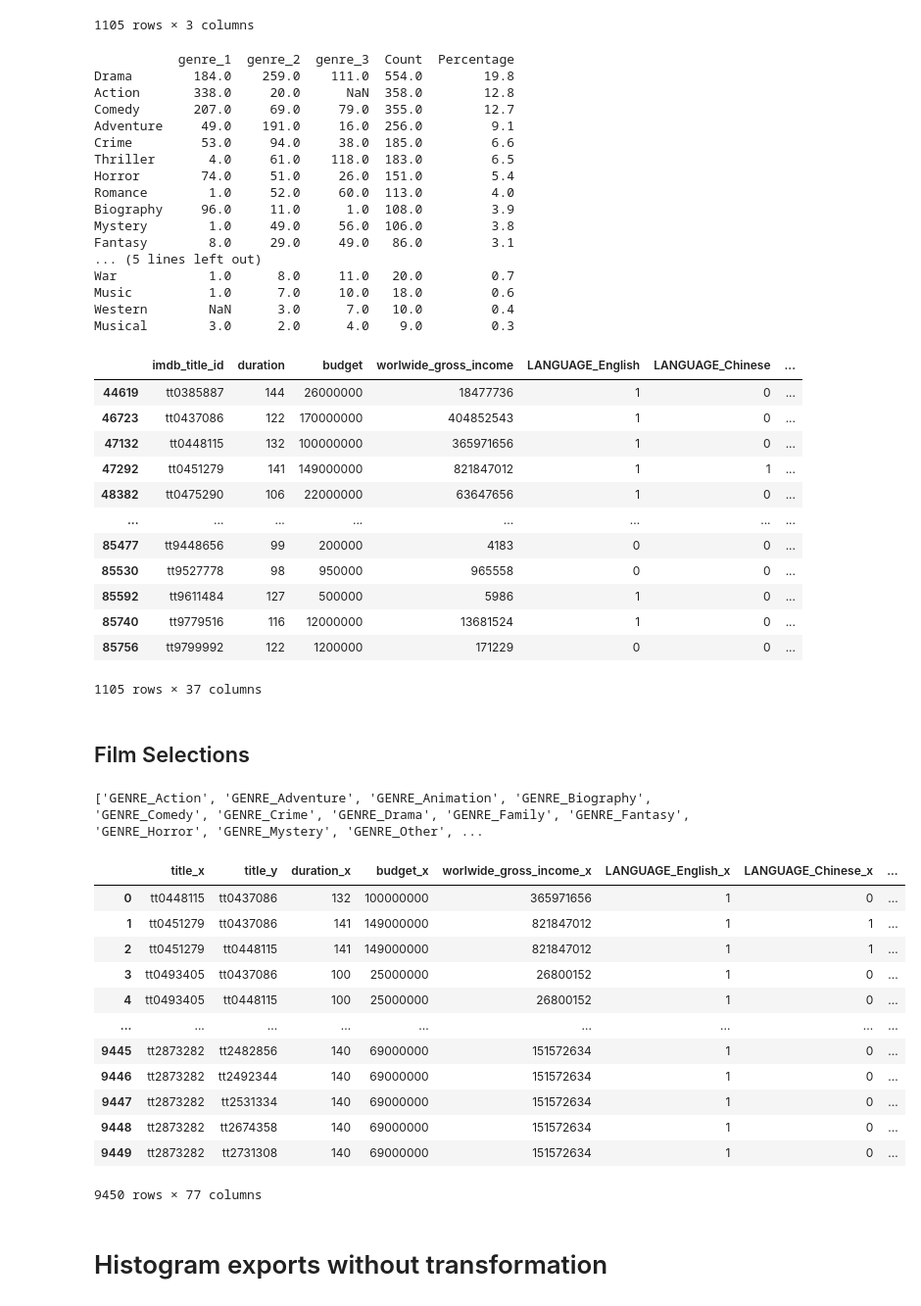
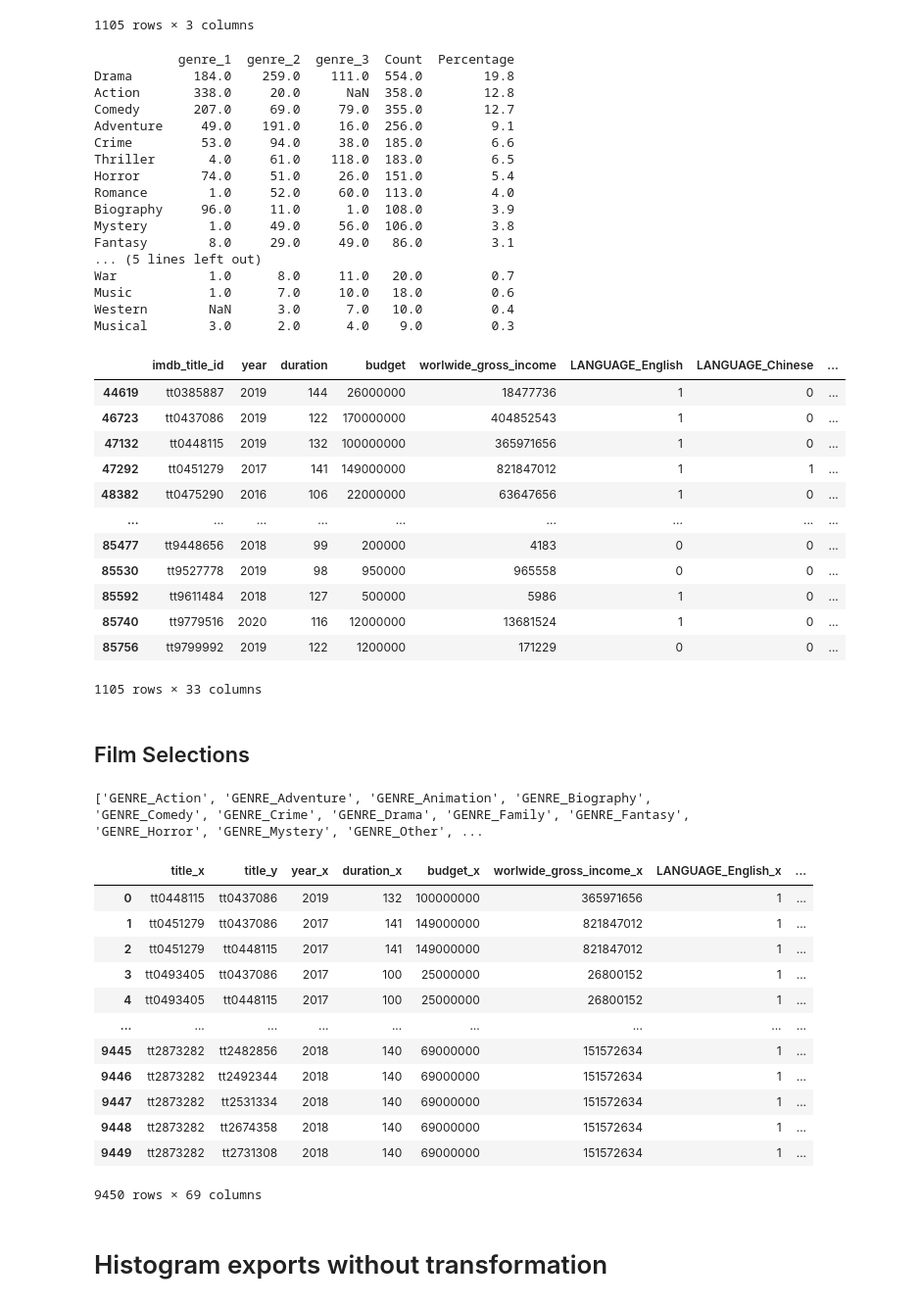
Before and after one commit to valism/Group_G_film_profit_predictor, a Jupyter notebook: data_prep_v2.ipynb, the cells around one changed output. Shown at 98% size. Cells and saved outputs as stored; diff of their text form; code cells hidden in the pictures.

Commit message:
year one-hot encoding changed back to numerical

```diff
--- a/data_prep_v2.ipynb
+++ b/data_prep_v2.ipynb
@@ -159,8 +174,8 @@ imdb_df.drop(columns=['SEASON_RELEASED'], inplace=True)
 # %%
 # year released one-hot encoding
-year = imdb_df['year'].astype(str).replace(' ','')
-year = year.str.get_dummies()
-year = year.add_prefix('YEAR_')
-imdb_df = imdb_df.merge(year, left_index=True, right_index=True)
-imdb_df.drop(columns=['year'], inplace=True)
-imdb_df
+#year = imdb_df['year'].astype(str).replace(' ','')
+#year = year.str.get_dummies()
+#year = year.add_prefix('YEAR_')
+#imdb_df = imdb_df.merge(year, left_index=True, right_index=True)
+#imdb_df.drop(columns=['year'], inplace=True)
+#imdb_df
@@ -240,24 +241,24 @@ War            1.0      8.0     11.0   20.0         0.7
 Music          1.0      7.0     10.0   18.0         0.6
 Western        NaN      3.0      7.0   10.0         0.4
 Musical        3.0      2.0      4.0    9.0         0.3
-|  | imdb_title_id | duration | budget | worlwide_gross_income | LANGUAGE_English | LANGUAGE_Chinese | ... |
-| 44619 | tt0385887 | 144 | 26000000 | 18477736 | 1 | 0 | ... |
-| 46723 | tt0437086 | 122 | 170000000 | 404852543 | 1 | 0 | ... |
-| 47132 | tt0448115 | 132 | 100000000 | 365971656 | 1 | 0 | ... |
-| 47292 | tt0451279 | 141 | 149000000 | 821847012 | 1 | 1 | ... |
-| 48382 | tt0475290 | 106 | 22000000 | 63647656 | 1 | 0 | ... |
-| ... | ... | ... | ... | ... | ... | ... | ... |
-| 85477 | tt9448656 | 99 | 200000 | 4183 | 0 | 0 | ... |
-| 85530 | tt9527778 | 98 | 950000 | 965558 | 0 | 0 | ... |
-| 85592 | tt9611484 | 127 | 500000 | 5986 | 1 | 0 | ... |
-| 85740 | tt9779516 | 116 | 12000000 | 13681524 | 1 | 0 | ... |
-| 85756 | tt9799992 | 122 | 1200000 | 171229 | 0 | 0 | ... |
+|  | imdb_title_id | year | duration | budget | worlwide_gross_income | LANGUAGE_English | LANGUAGE_Chinese | ... |
+| 44619 | tt0385887 | 2019 | 144 | 26000000 | 18477736 | 1 | 0 | ... |
+| 46723 | tt0437086 | 2019 | 122 | 170000000 | 404852543 | 1 | 0 | ... |
+| 47132 | tt0448115 | 2019 | 132 | 100000000 | 365971656 | 1 | 0 | ... |
+| 47292 | tt0451279 | 2017 | 141 | 149000000 | 821847012 | 1 | 1 | ... |
+| 48382 | tt0475290 | 2016 | 106 | 22000000 | 63647656 | 1 | 0 | ... |
+| ... | ... | ... | ... | ... | ... | ... | ... | ... |
+| 85477 | tt9448656 | 2018 | 99 | 200000 | 4183 | 0 | 0 | ... |
+| 85530 | tt9527778 | 2019 | 98 | 950000 | 965558 | 0 | 0 | ... |
+| 85592 | tt9611484 | 2018 | 127 | 500000 | 5986 | 1 | 0 | ... |
+| 85740 | tt9779516 | 2020 | 116 | 12000000 | 13681524 | 1 | 0 | ... |
+| 85756 | tt9799992 | 2019 | 122 | 1200000 | 171229 | 0 | 0 | ... |
-1105 rows × 37 columns
+1105 rows × 33 columns
 # %% [markdown]
 ## Film Selections
 # %%
 # get a list of GENRE_ column names to be used to iterate through for selection process. Must remove first n=18 columns as not GENRE related
-n = 22
+n = 18
 cols = imdb_df.columns.tolist()
 del cols[:n]
 print(cols)
@@ -282,46 +283,46 @@ for col in cols:
     # append to genres_films_lst
     genres_films_lst.append(genre_films)
 
 # concatenate list together to form one big dataframe
 genres_films = pd.concat(genres_films_lst, ignore_index=True)
 
 # merge in film_x variables
 genres_films = genres_films.merge(imdb_df, how='left', left_on='title_x', right_on='imdb_title_id')
 # merge in film_y variables
 genres_films = genres_films.merge(imdb_df, how='left', left_on='title_y', right_on='imdb_title_id')
 genres_films.drop(columns=['imdb_title_id_x','imdb_title_id_y'], axis=1, inplace=True)
 
 # create profit columns
 genres_films["profit_x"] = genres_films["worlwide_gross_income_x"] - genres_films["budget_x"]
 genres_films["profit_y"] = genres_films["worlwide_gross_income_y"] - genres_films["budget_y"]
 
 # classifying if film_x has made more profit than film_y. 1=yes, 0=no
 conditions = [
     (genres_films['profit_x'] > genres_films['profit_y']),
     (genres_films['profit_x'] < genres_films['profit_y']),
     (genres_films['profit_x'] == genres_films['profit_y'])
     ]
 
 values = ['1','0','0']
 
 genres_films['profit_xy'] = np.select(conditions, values)
 
 genres_films
 # %% [output]
 ['GENRE_Action', 'GENRE_Adventure', 'GENRE_Animation', 'GENRE_Biography', 'GENRE_Comedy', 'GENRE_Crime', 'GENRE_Drama', 'GENRE_Family', 'GENRE_Fantasy', 'GENRE_Horror', 'GENRE_Mystery', 'GENRE_Other', ...
-|  | title_x | title_y | duration_x | budget_x | worlwide_gross_income_x | LANGUAGE_English_x | LANGUAGE_Chinese_x | ... |
-| 0 | tt0448115 | tt0437086 | 132 | 100000000 | 365971656 | 1 | 0 | ... |
-| 1 | tt0451279 | tt0437086 | 141 | 149000000 | 821847012 | 1 | 1 | ... |
-| 2 | tt0451279 | tt0448115 | 141 | 149000000 | 821847012 | 1 | 1 | ... |
-| 3 | tt0493405 | tt0437086 | 100 | 25000000 | 26800152 | 1 | 0 | ... |
-| 4 | tt0493405 | tt0448115 | 100 | 25000000 | 26800152 | 1 | 0 | ... |
+|  | title_x | title_y | year_x | duration_x | budget_x | worlwide_gross_income_x | LANGUAGE_English_x | ... |
+| 0 | tt0448115 | tt0437086 | 2019 | 132 | 100000000 | 365971656 | 1 | ... |
+| 1 | tt0451279 | tt0437086 | 2017 | 141 | 149000000 | 821847012 | 1 | ... |
+| 2 | tt0451279 | tt0448115 | 2017 | 141 | 149000000 | 821847012 | 1 | ... |
+| 3 | tt0493405 | tt0437086 | 2017 | 100 | 25000000 | 26800152 | 1 | ... |
+| 4 | tt0493405 | tt0448115 | 2017 | 100 | 25000000 | 26800152 | 1 | ... |
 | ... | ... | ... | ... | ... | ... | ... | ... | ... |
-| 9445 | tt2873282 | tt2482856 | 140 | 69000000 | 151572634 | 1 | 0 | ... |
-| 9446 | tt2873282 | tt2492344 | 140 | 69000000 | 151572634 | 1 | 0 | ... |
-| 9447 | tt2873282 | tt2531334 | 140 | 69000000 | 151572634 | 1 | 0 | ... |
-| 9448 | tt2873282 | tt2674358 | 140 | 69000000 | 151572634 | 1 | 0 | ... |
-| 9449 | tt2873282 | tt2731308 | 140 | 69000000 | 151572634 | 1 | 0 | ... |
+| 9445 | tt2873282 | tt2482856 | 2018 | 140 | 69000000 | 151572634 | 1 | ... |
+| 9446 | tt2873282 | tt2492344 | 2018 | 140 | 69000000 | 151572634 | 1 | ... |
+| 9447 | tt2873282 | tt2531334 | 2018 | 140 | 69000000 | 151572634 | 1 | ... |
+| 9448 | tt2873282 | tt2674358 | 2018 | 140 | 69000000 | 151572634 | 1 | ... |
+| 9449 | tt2873282 | tt2731308 | 2018 | 140 | 69000000 | 151572634 | 1 | ... |
-9450 rows × 77 columns
+9450 rows × 69 columns
 # %% [markdown]
 # Histogram exports without transformation
 # %%
```
Also changed, not shown: parts of 3 cells of this notebook, 4 other files.
